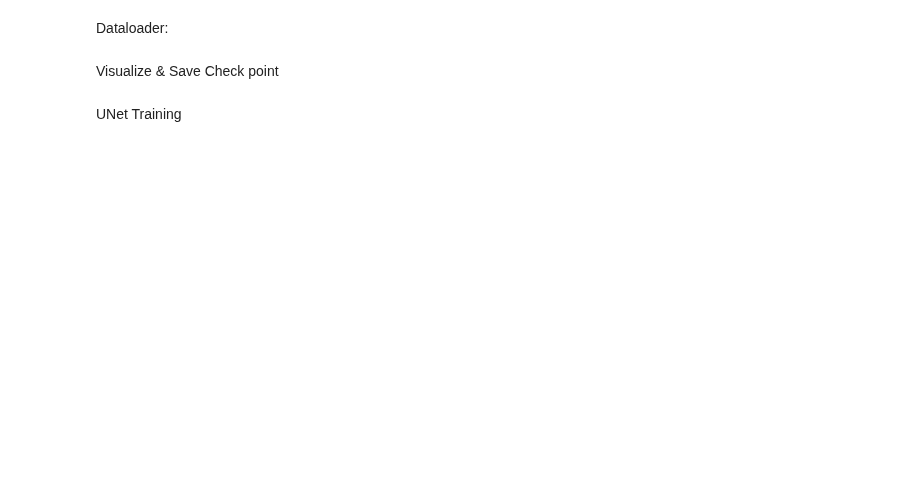
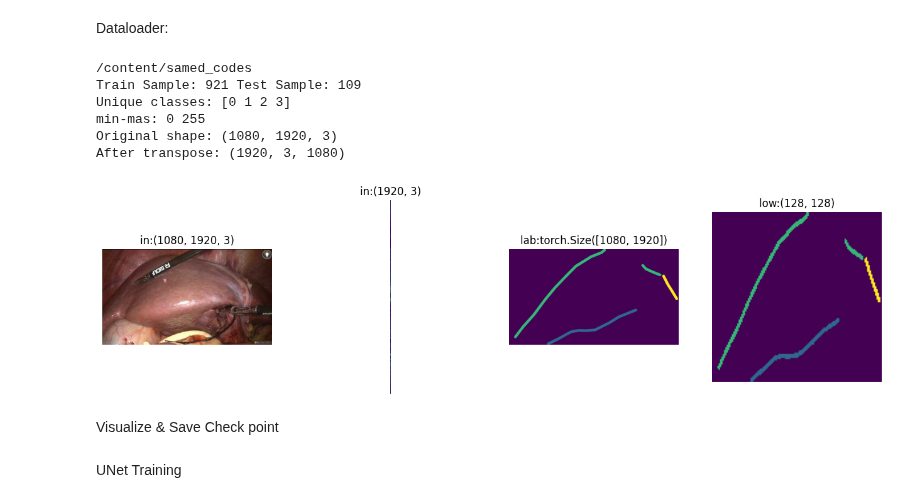
Before and after one commit to Laimo64/SAM-Liver, a Jupyter notebook: UNet_version.ipynb, the cells around one changed output. Cells and saved outputs as stored; diff of their text form; code cells hidden in the pictures; blank space fills up the shorter version.

```diff
--- a/UNet_version.ipynb
+++ b/UNet_version.ipynb
@@ -115,7 +121,7 @@ def random_rotate(image, label):
 #     return mapped_label
 
 class SegmentationDataset(Dataset):
-    def __init__(self, root='/content/samed_codes/test_dataset/Train', low_res=None, transform_img=None, transform_mask=None, istrain=False):
+    def __init__(self, root='/content/samed_codes/L3D_Dataset/Train', low_res=None, transform_img=None, transform_mask=None, istrain=False):
         self.img_path_all = glob(root + '/images/*.jpg')  # Update the path and pattern
         self.mask_path_all = glob(root + '/masks_gt/*.png')  # Update the path and pattern
         self.transform_img = transform_img
@@ -159,35 +165,43 @@ class SegmentationDataset(Dataset):
             image = self.transform_img(image)
         if self.transform_mask:
             mask = self.transform_mask(mask)  # Convert first channel of mask to Image format
         # image = transforms.ToTensor()(image)  # **Converting image to tensor**
         mask = torch.from_numpy(np.array(mask)).long()
         sample = {'image': image, 'mask': mask}
 
         if self.low_res:
             low_res_label = zoom(mask, (self.low_res/mask.shape[0], self.low_res/mask.shape[1]), order=0)
             sample = {'image': image, 'mask': mask, 'low_res_label': low_res_label}
 
         return sample
 
-train_dataset = SegmentationDataset(root='/content/samed_codes/test_dataset/Train', low_res=128)
-test_dataset = SegmentationDataset(root='/content/samed_codes/test_dataset/Test', low_res=128)
+train_dataset = SegmentationDataset(root='/content/samed_codes/L3D_Dataset/Train', low_res=128)
+test_dataset = SegmentationDataset(root='/content/samed_codes/L3D_Dataset/Test', low_res=128)
 print('Train Sample:', len(train_dataset), 'Test Sample:', len(test_dataset))
 sample = train_dataset[3]
 
 input, label, low_res_label = np.array(sample['image']), sample['mask'], sample['low_res_label']
 print('Unique classes:', np.unique(low_res_label))
 print('min-mas:',input.min(), input.max())
 
 ################
 print("Original shape:", input.shape)
 print("After transpose:", input.transpose(1, 2, 0).shape)
 
 ################
 fig, axes = plt.subplots(1, 4, figsize=(16, 4))
 plt.subplot(1,4,1), plt.axis('OFF'), plt.title('in:{}'.format(input.shape)), plt.imshow(input)
 plt.subplot(1,4,2), plt.axis('OFF'), plt.title('in:{}'.format(input[0].shape)), plt.imshow(input[0])
 plt.subplot(1,4,3), plt.axis('OFF'), plt.title('lab:{}'.format(label.shape)), plt.imshow(label);
 plt.subplot(1,4,4), plt.axis('OFF'), plt.title('low:{}'.format(low_res_label.shape)), plt.imshow(low_res_label);
+# %% [output]
+/content/samed_codes
+Train Sample: 921 Test Sample: 109
+Unique classes: [0 1 2 3]
+min-mas: 0 255
+Original shape: (1080, 1920, 3)
+After transpose: (1920, 3, 1080)
+[figure, added]
 # %% [markdown]
 Visualize & Save Check point
 # %%
```
Also changed, not shown: parts of 5 cells of this notebook.
